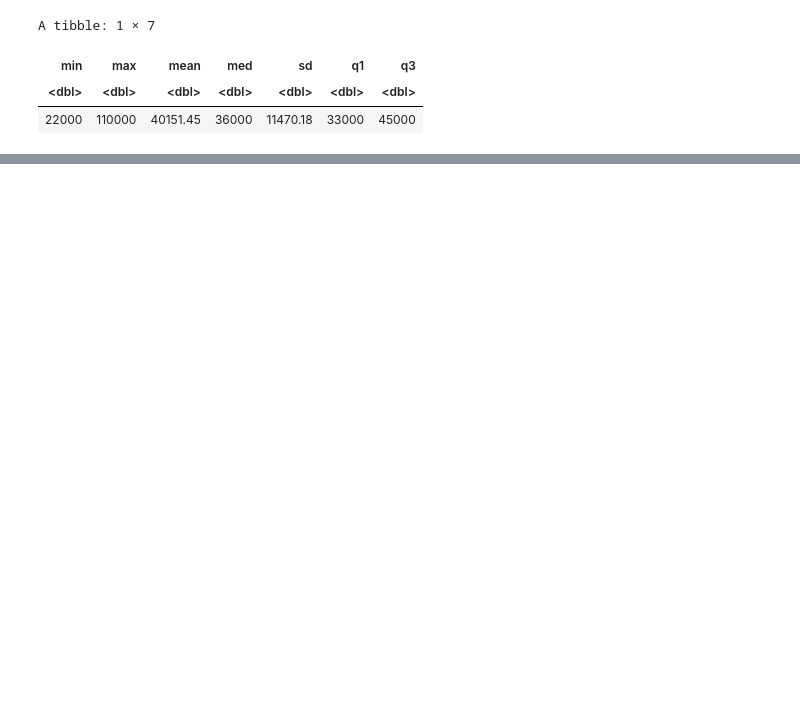
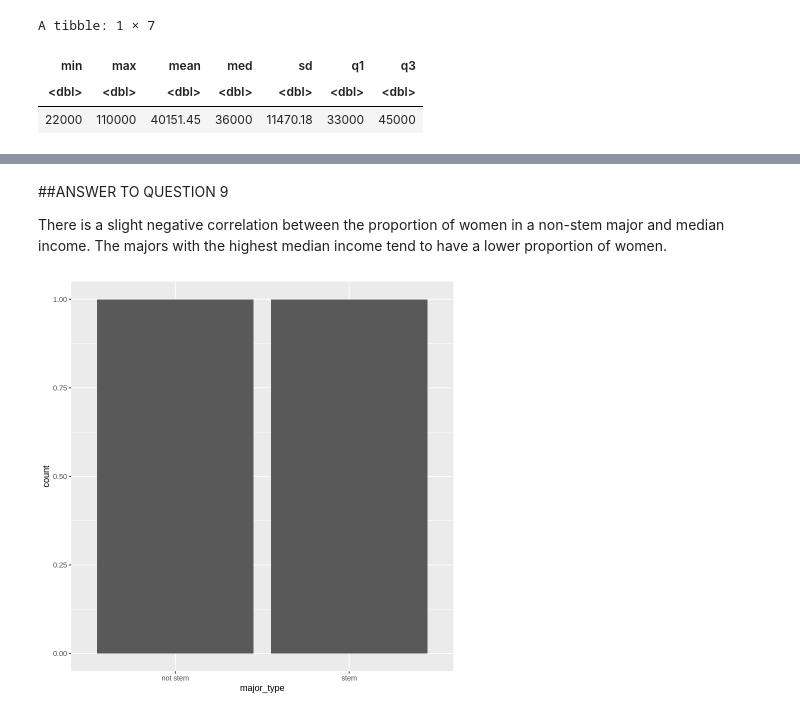
Before and after one commit to KyleSprague/DCS_210, a Jupyter notebook: Project_3.ipynb, the cells around one changed output, grey strips where cells are left out. Saved outputs shown, nothing was run; the diff lists cells and outputs as text; code cells hidden in the pictures; blank space fills up the shorter version.

```diff
--- a/Project_3.ipynb
+++ b/Project_3.ipynb
@@ -200,0 +362,17 @@ min	max	mean	med	sd	q1	q3
+# %% [markdown]
+##ANSWER TO QUESTION 9
+
+There is a slight negative correlation between the proportion of women in a non-stem major and median income. The majors with the highest median income tend to have a lower proportion of women.
+# %%
+##CODE FOR QUESTION 10
+
+##goal: compare unemployment rate for STEM versus non-STEM majors. What is the relationship between completing
+#a STEM major and one's chances of employment?
+
+college_recent_grads %>%
+  group_by(major_type) %>%
+  summarize(med_unemployment = median(unemployment_rate)) %>%
+  ggplot(aes(x = major_type), fill = med_unemployment) +
+    geom_bar()
+# %% [output]
+[figure, added]
```
Also changed, not shown: parts of 18 cells of this notebook.
